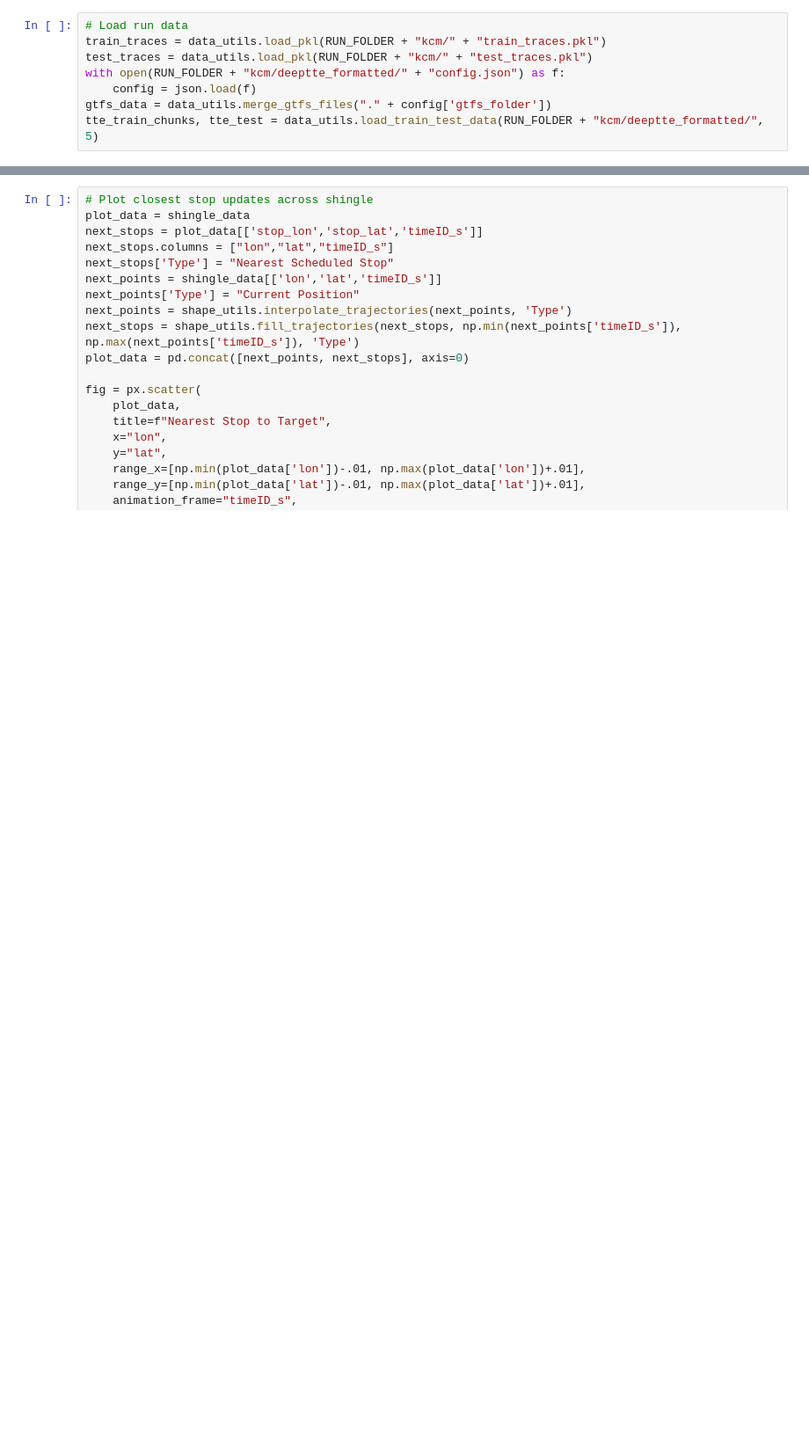
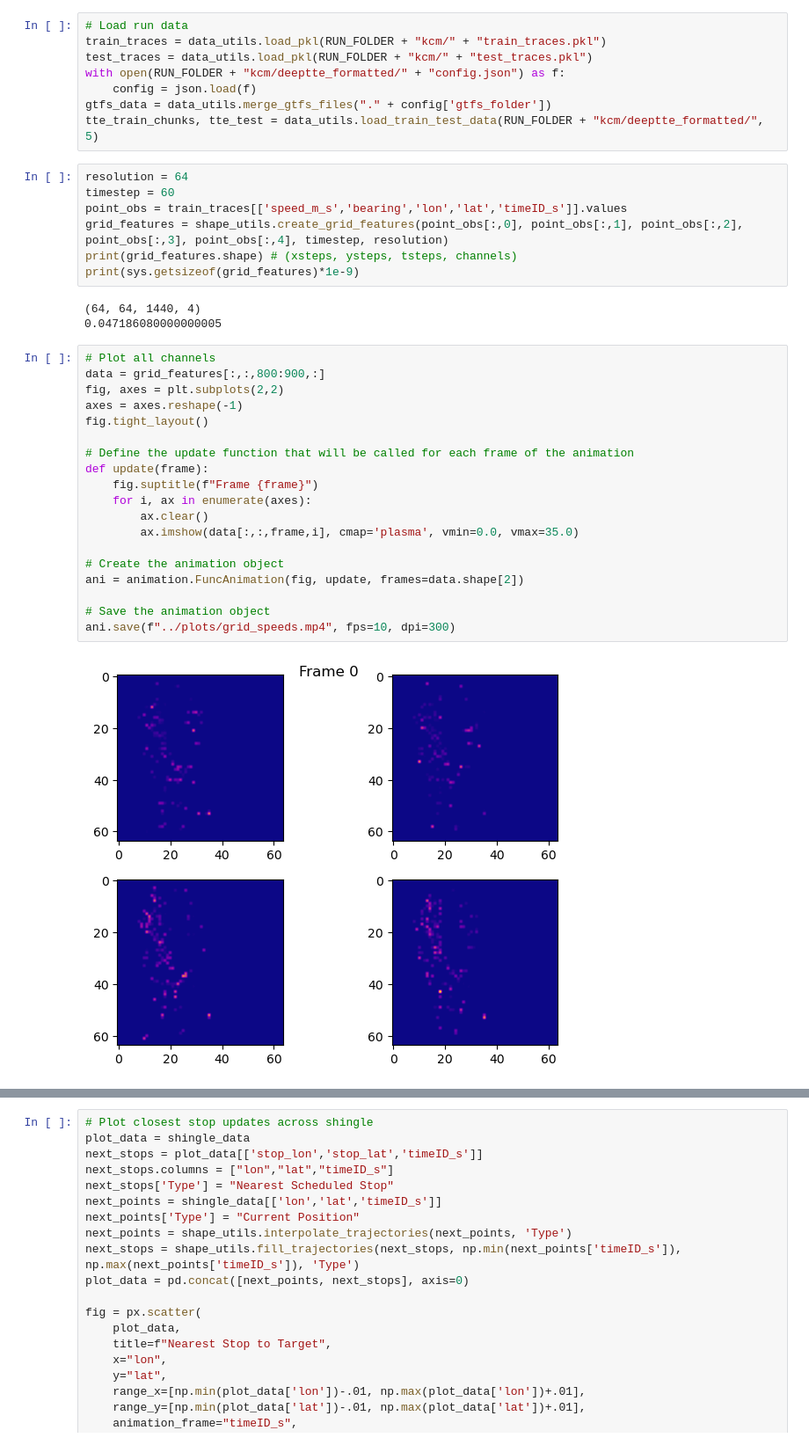
Before and after one commit to zackAemmer/generalizable_travel_times, a Jupyter notebook: src/testing_things.ipynb, the cells around one changed output, grey strips where cells are left out. Shown at 88% size. Drawn from its saved outputs; the diff is of its cells as text; blank space fills up the shorter version.

Commit message:
Grid over time and plots

```diff
--- a/src/testing_things.ipynb
+++ b/src/testing_things.ipynb
@@ -45,6 +47,37 @@ with open(RUN_FOLDER + "kcm/deeptte_formatted/" + "config.json") as f:
     config = json.load(f)
 gtfs_data = data_utils.merge_gtfs_files("." + config['gtfs_folder'])
 tte_train_chunks, tte_test = data_utils.load_train_test_data(RUN_FOLDER + "kcm/deeptte_formatted/", 5)
+# %%
+resolution = 64
+timestep = 60
+point_obs = train_traces[['speed_m_s','bearing','lon','lat','timeID_s']].values
+grid_features = shape_utils.create_grid_features(point_obs[:,0], point_obs[:,1], point_obs[:,2], point_obs[:,3], point_obs[:,4], timestep, resolution)
+print(grid_features.shape) # (xsteps, ysteps, tsteps, channels)
+print(sys.getsizeof(grid_features)*1e-9)
+# %% [output]
+(64, 64, 1440, 4)
+0.047186080000000005
+# %%
+# Plot all channels
+data = grid_features[:,:,800:900,:]
+fig, axes = plt.subplots(2,2)
+axes = axes.reshape(-1)
+fig.tight_layout()
+
+# Define the update function that will be called for each frame of the animation
+def update(frame):
+    fig.suptitle(f"Frame {frame}")
+    for i, ax in enumerate(axes):
+        ax.clear()
+        ax.imshow(data[:,:,frame,i], cmap='plasma', vmin=0.0, vmax=35.0)
+
+# Create the animation object
+ani = animation.FuncAnimation(fig, update, frames=data.shape[2])
+
+# Save the animation object
+ani.save(f"../plots/grid_speeds.mp4", fps=10, dpi=300)
+# %% [output]
+[figure, added]
 # %%
 # Work with a single trip
 shingle_data = test_traces[test_traces['shingle_id']==5885]
```
Also changed, not shown: parts of 8 cells of this notebook, 1 other file.
